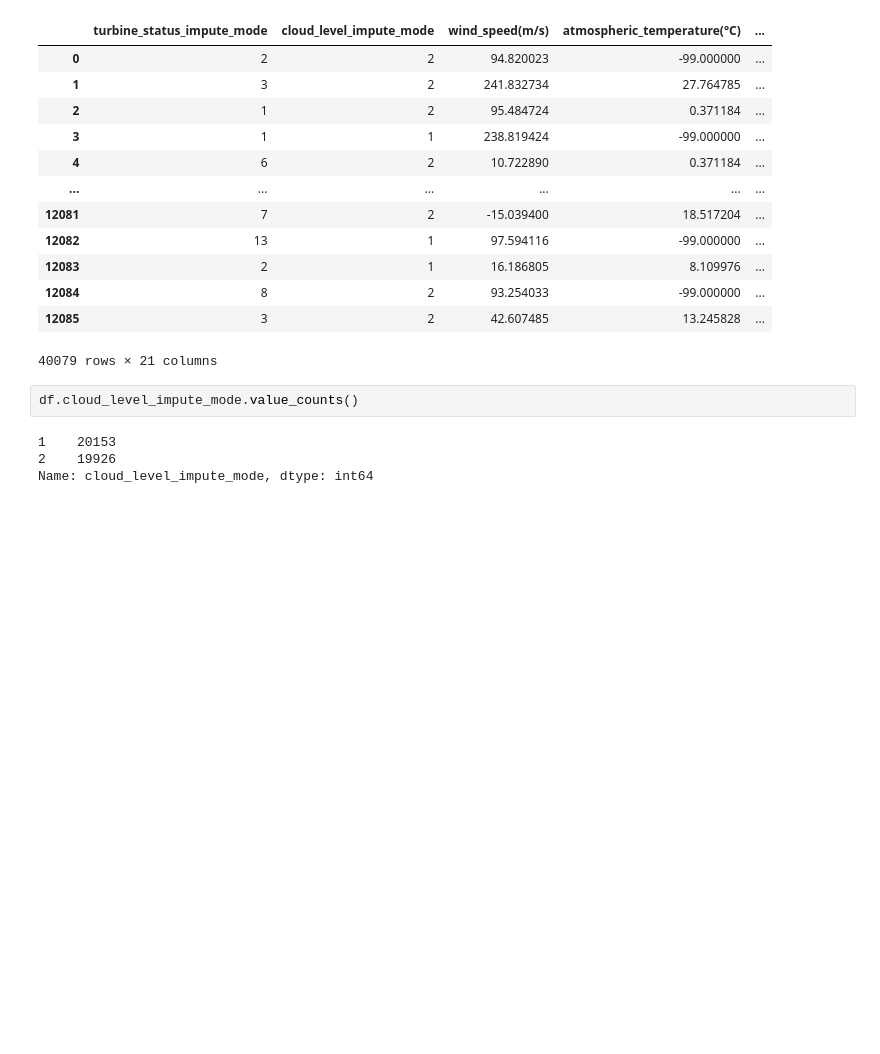
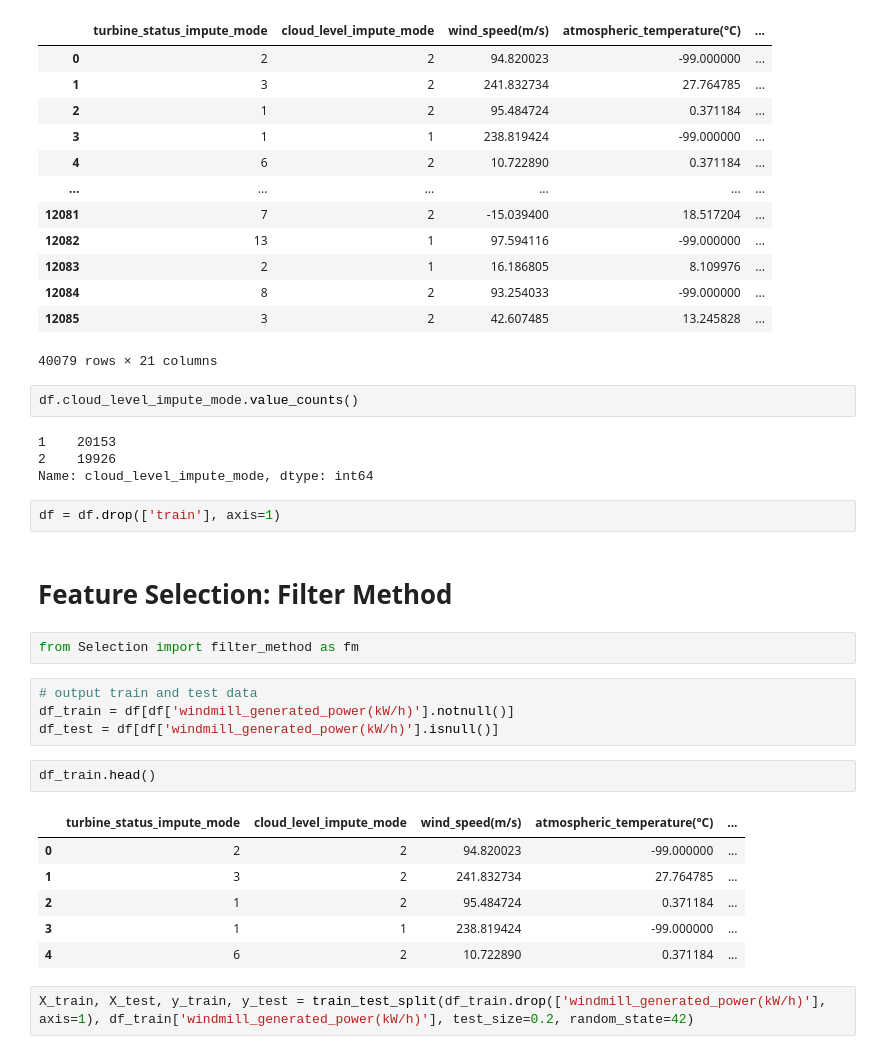
Before and after one commit to PTson2207/Engineer-Selection, a Jupyter notebook: main.ipynb, the cells around one changed output. Saved outputs shown, nothing was run; the diff lists cells and outputs as text; blank space fills up the shorter version.

```diff
--- a/main.ipynb
+++ b/main.ipynb
@@ -319,3 +319,24 @@ df.cloud_level_impute_mode.value_counts()
 1    20153
 2    19926
 Name: cloud_level_impute_mode, dtype: int64
+# %%
+df = df.drop(['train'], axis=1)
+# %% [markdown]
+# Feature Selection: Filter Method
+# %%
+from Selection import filter_method as fm
+# %%
+# output train and test data
+df_train = df[df['windmill_generated_power(kW/h)'].notnull()]
+df_test = df[df['windmill_generated_power(kW/h)'].isnull()]
+# %%
+df_train.head()
+# %% [output]
+|  | turbine_status_impute_mode | cloud_level_impute_mode | wind_speed(m/s) | atmospheric_temperature(°C) | ... |
+| 0 | 2 | 2 | 94.820023 | -99.000000 | ... |
+| 1 | 3 | 2 | 241.832734 | 27.764785 | ... |
+| 2 | 1 | 2 | 95.484724 | 0.371184 | ... |
+| 3 | 1 | 1 | 238.819424 | -99.000000 | ... |
+| 4 | 6 | 2 | 10.722890 | 0.371184 | ... |
+# %%
+X_train, X_test, y_train, y_test = train_test_split(df_train.drop(['windmill_generated_power(kW/h)'], axis=1), df_train['windmill_generated_power(kW/h)'], test_size=0.2, random_state=42)
```
Also changed, not shown: parts of 1 cell of this notebook.
